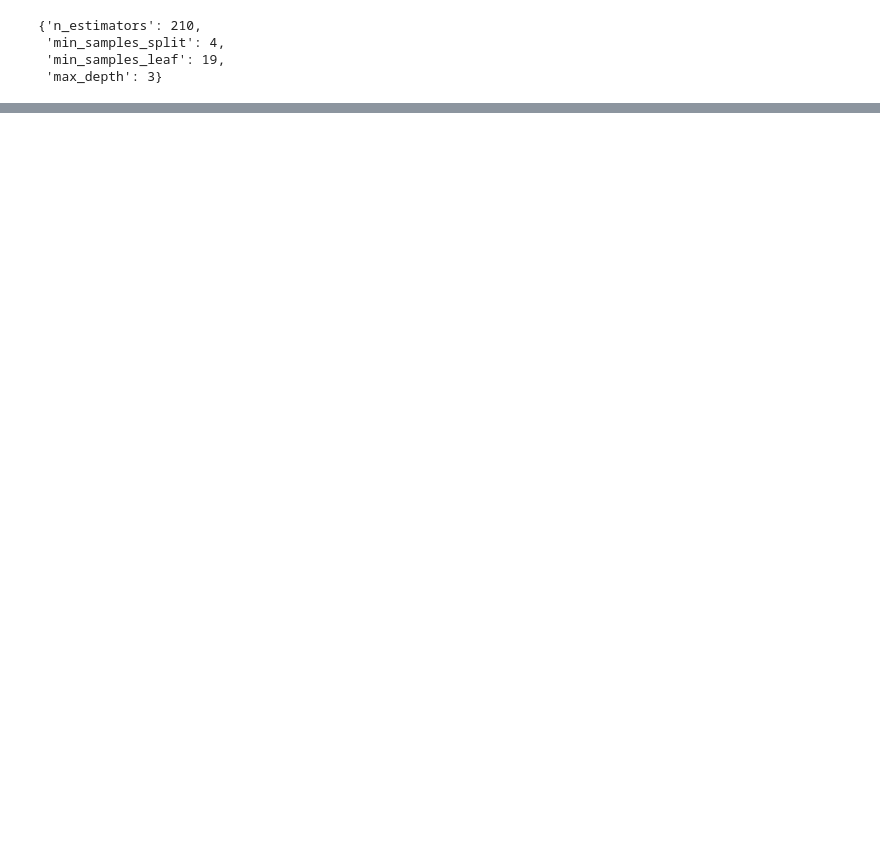
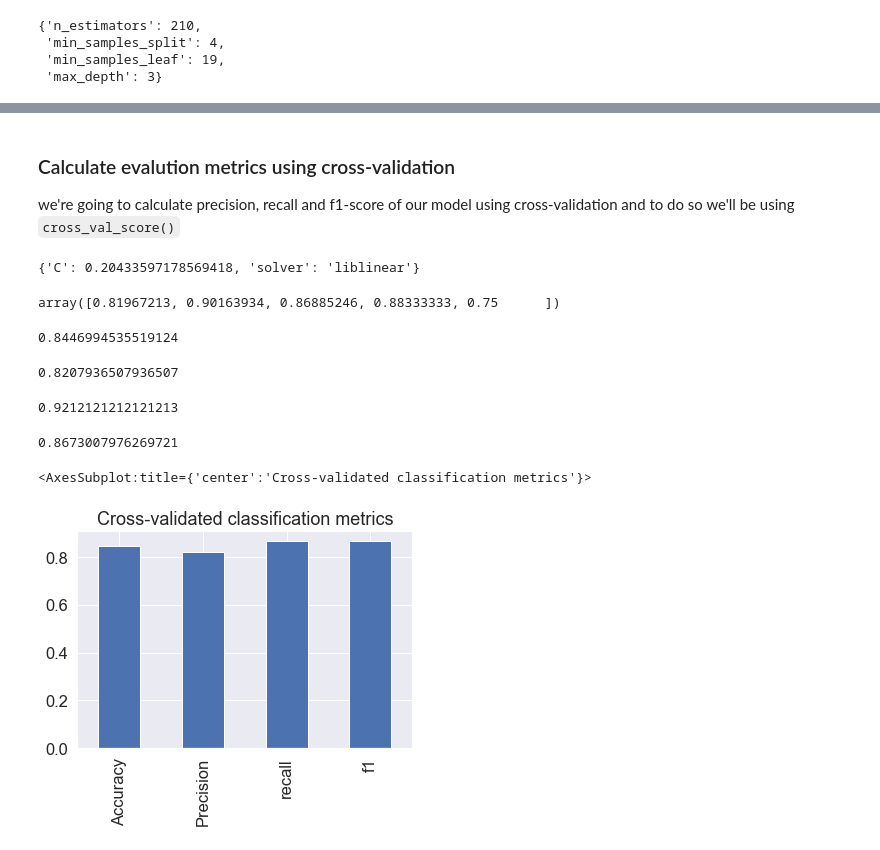
Before and after one commit to akashlilhare/heart-disease-analysis, a Jupyter notebook: heart-disease-classification.ipynb, the cells around one changed output, grey strips where cells are left out. Saved outputs shown, nothing was run; the diff lists cells and outputs as text; code cells hidden in the pictures; blank space fills up the shorter version.

```diff
--- a/heart-disease-classification.ipynb
+++ b/heart-disease-classification.ipynb
@@ -594,0 +713,9 @@ rs_rf.best_params_
+# %% [markdown]
+### Calculate evalution metrics using cross-validation
+
+we're going to calculate precision, recall and f1-score of our model using cross-validation and to do so we'll be using `cross_val_score()`
+# %%
+# check best hypeerparameters
+gs_log_reg.best_params_
+# %% [output]
+{'C': 0.20433597178569418, 'solver': 'liblinear'}
@@ -594,0 +726,47 @@ rs_rf.best_params_
+# %%
+# Cross-validatied accuracy
+cv_acc = cross_val_score(clf,X, Y ,cv =5, scoring ="accuracy")
+cv_acc
+# %% [output]
+array([0.81967213, 0.90163934, 0.86885246, 0.88333333, 0.75      ])
+# %%
+cv_acc = np.mean(cv_acc)
+cv_acc
+# %% [output]
+0.8446994535519124
+# %%
+# Cross-validatied precision
+
+cv_precision = cross_val_score(clf,X, Y ,cv =5, scoring ="precision")
+cv_precision = np.mean(cv_precision)
+cv_precision
+# %% [output]
+0.8207936507936507
+# %%
+# Cross-validation recall
+
+cv_recall = cross_val_score(clf,X, Y ,cv =5, scoring ="recall")
+cv_recall = np.mean(cv_recall)
+cv_recall
+# %% [output]
+0.9212121212121213
+# %%
+# f-1 score
+
+cv_f1 = cross_val_score(clf,X, Y ,cv =5, scoring ="f1")
+cv_f1 = np.mean(cv_f1)
+cv_f1
+# %% [output]
+0.8673007976269721
+# %%
+# Visualize cross-valdidated metrics
+cv_metrics = pd.DataFrame({"Accuracy": cv_acc,
+                          "Precision":cv_precision,
+                          "recall": cv_recall,
+                          "f1": cv_f1},
+                         index=[0])
+cv_metrics
+cv_metrics.T.plot.bar(title = "Cross-validated classification metrics", legend=False)
+# %% [output]
+<AxesSubplot:title={'center':'Cross-validated classification metrics'}>
+[figure, added]
```
Also changed, not shown: parts of 26 cells of this notebook.
